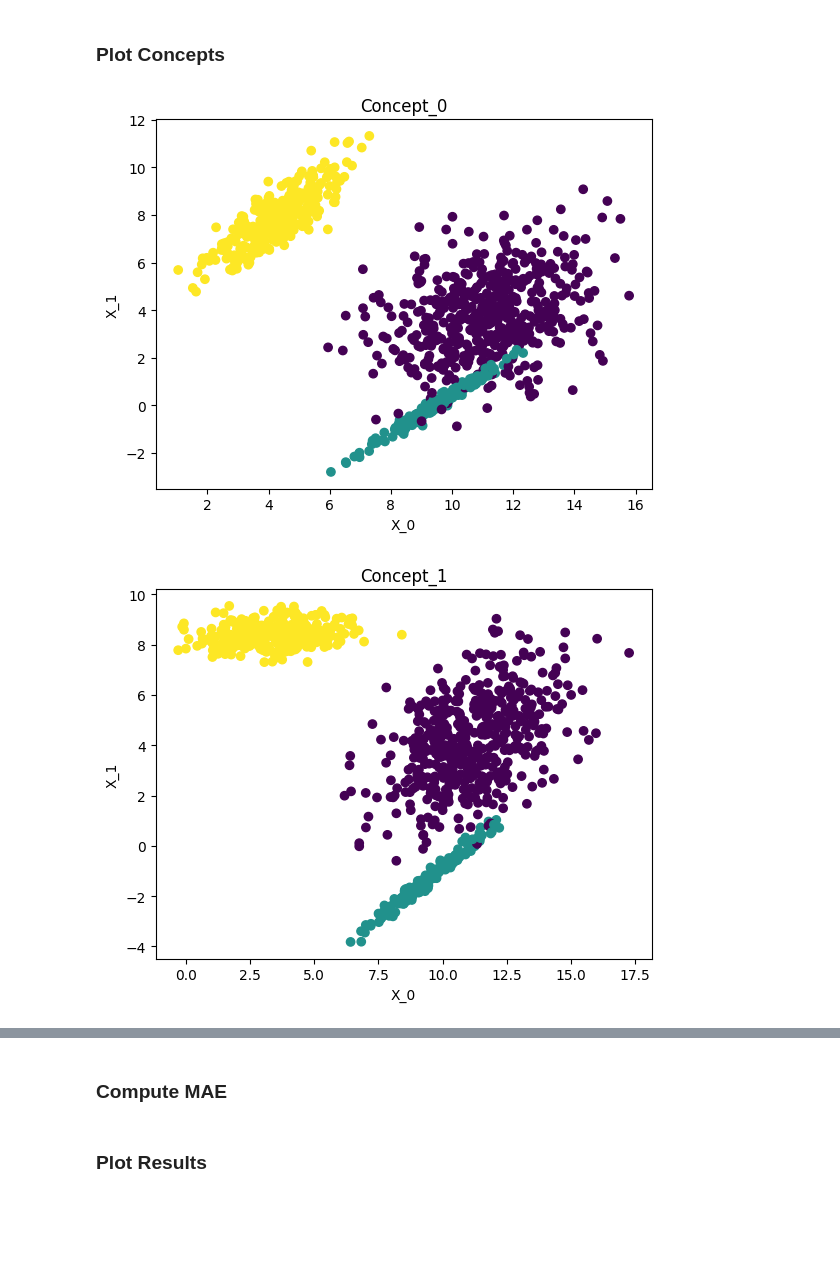
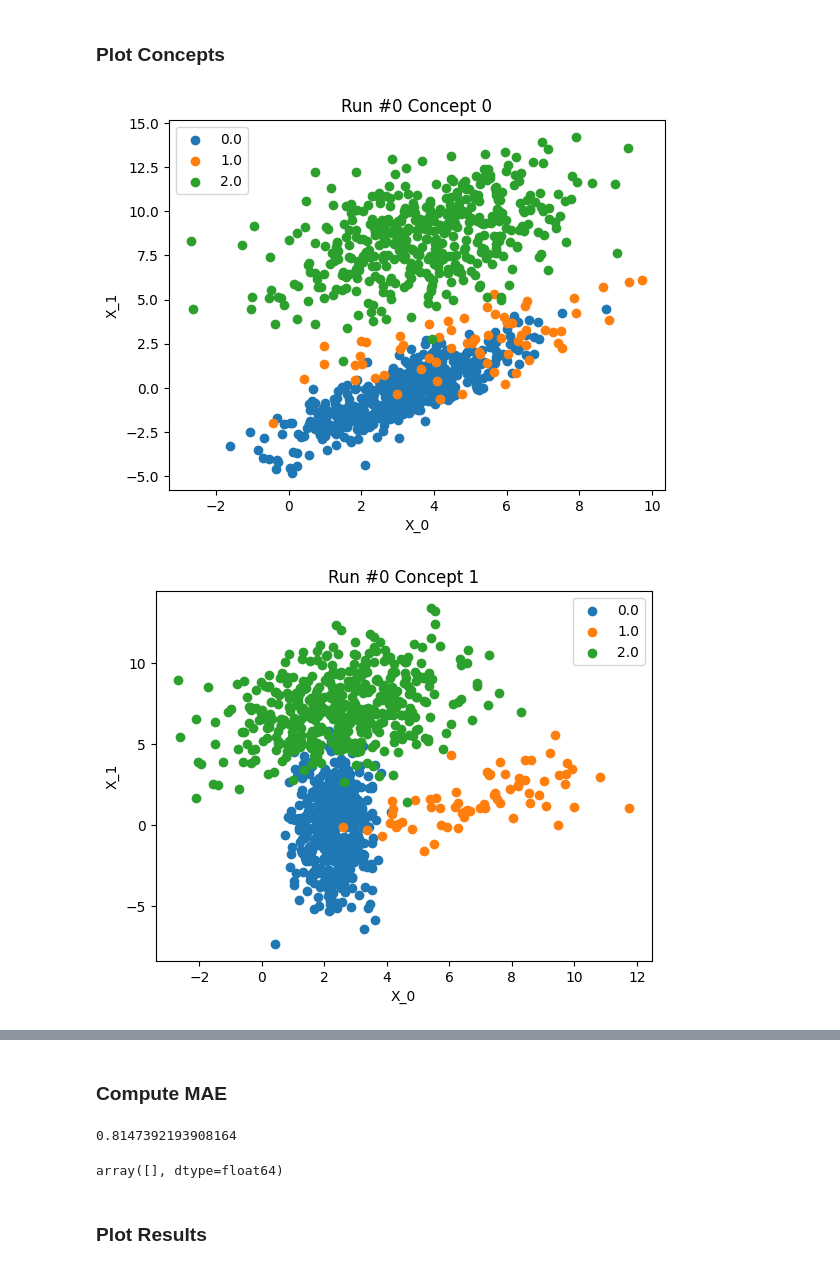
Before and after one commit to MassimilianoArca/master-thesis-experiments, a Jupyter notebook: master_thesis_experiments/notebooks/classification/evaluations.ipynb, the cells around one changed output, grey strips where cells are left out. Drawn from its saved outputs; the diff is of its cells as text; code cells hidden in the pictures; blank space fills up the shorter version.

```diff
--- a/master_thesis_experiments/notebooks/classification/evaluations.ipynb
+++ b/master_thesis_experiments/notebooks/classification/evaluations.ipynb
@@ -10,7 +10,7 @@ import json
 import matplotlib.pyplot as plt
 from sklearn.metrics import mean_absolute_error
 # %%
-sim_path = '../../results/synth_classification_fixed_dataset_and_samples/03-05-2023-16:21'
+sim_path = '../../results/synth_classification_fixed_dataset_and_samples/09-05-2023-12:08'
 # %%
 def get_immediate_subdirectories(a_dir):
     return [name for name in os.listdir(a_dir)
@@ -67,12 +114,19 @@ for run in runs_dirs:
 # %% [markdown]
 ### Plot Concepts
 # %%
-for index,concept in enumerate(concept_list):
-    plt.scatter(concept['X_0'], concept['X_1'], c=concept['y_0'])
-    plt.xlabel('X_0')
-    plt.ylabel('X_1')
-    plt.title('Concept_' + str(index))
-    plt.show()
+for (run, concept_list) in concept_list_dict.items():
+    for index,concept in enumerate(concept_list):
+        classes_groups = concept.groupby('y_0')
+
+        fig, ax = plt.subplots()
+        for i, (label, group) in enumerate(classes_groups):
+            ax.scatter(group['X_0'], group['X_1'],
+                    label=label)
+        plt.xlabel('X_0')
+        plt.ylabel('X_1')
+        ax.legend()
+        plt.title('Run #' + str(run) + ' Concept ' + str(index))
+        plt.show()
 # %% [output]
-[figure, old version]
+[figure, new version]
-[figure, old version]
+[figure, new version]
@@ -87,2 +139,9 @@ mae_pre = mean_absolute_error(true_weights_list[0], pre_AL_weights_list[0])
+# %%
+mae_pre = [mean_absolute_error(true_weights_list[run], pre_AL_weights_list[run]) for run in runs_dirs]
+
+mae_pre = np.average(mae_pre)
+mae_pre
+# %% [output]
+0.8147392193908164
 # %%
 mae_us = {}
@@ -95,2 +161,6 @@ for key in random_sampling_weights.keys():
+# %%
+mae_us_mean
+# %% [output]
+array([], dtype=float64)
 # %% [markdown]
 ### Plot Results
```
Also changed, not shown: parts of 14 cells of this notebook, 18 other files.
